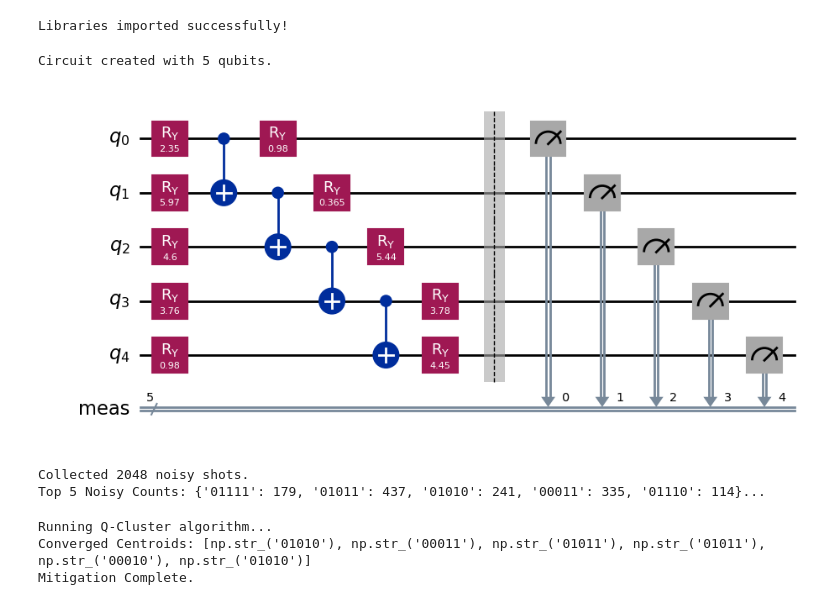
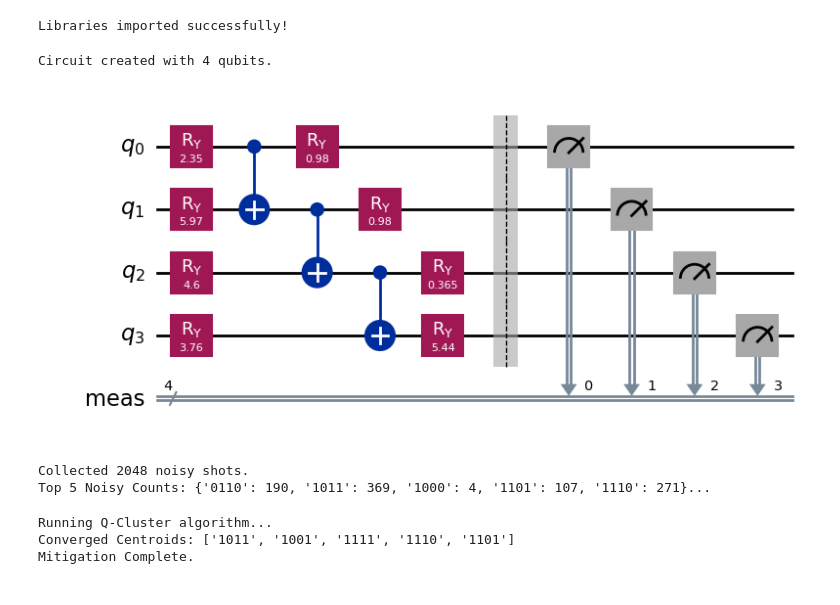
Before and after one commit to Jongseok103/Q-Cluster-Mitigation, a Jupyter notebook: demo.ipynb, the cells around one changed output. Drawn from its saved outputs; the diff is of its cells as text; code cells hidden in the pictures.

```diff
--- a/demo.ipynb
+++ b/demo.ipynb
@@ -17,25 +17,25 @@ print("Libraries imported successfully!")
 Libraries imported successfully!
 # %%
 # 1. 하이퍼파라미터 설정
-n_qubits = 5
+n_qubits = 4
 n_shots = 2048
 np.random.seed(42)
 
 # 2. Ansatz 회로 생성 (RealAmplitudes)
 ansatz = RealAmplitudes(num_qubits=n_qubits, reps=1, entanglement='linear')
 ansatz.measure_all()
 
 # 3. 파라미터 바인딩 (Random but fixed)
 fixed_params = np.random.rand(ansatz.num_parameters) * 2 * np.pi
 qc = ansatz.assign_parameters(fixed_params)
 
 # 4. Transpile
 qc_transpiled = transpile(qc, optimization_level=0)
 print(f"Circuit created with {n_qubits} qubits.")
 qc.draw('mpl')
 # %% [output]
-Circuit created with 5 qubits.
+Circuit created with 4 qubits.
-[figure, old version]
+[figure, new version]
 # %%
 # [Ideal Simulation] 노이즈 없는 이상적인 결과
 sampler_ideal = SamplerV2()
@@ -43,8 +43,7 @@ job_ideal = sampler_ideal.run([qc_transpiled], shots=n_shots)
 counts_ideal = job_ideal.result()[0].data.meas.get_counts()
 
 # [Noisy Simulation] Readout Error가 심한 환경 조성
-# p_readout=0.10 (10% 확률로 비트 반전)
-noise_model = build_custom_noise_model(p_depol=0.01, p_readout=0.10)
+noise_model = build_custom_noise_model(p_depol=0.01, p_readout=0.10) # p_readout=0.10 (10% 확률로 비트 반전)
 
 sampler_noisy = SamplerV2()
 sampler_noisy.options.simulator = {"noise_model": noise_model}
@@ -60,10 +59,10 @@ print(f"Collected {len(bitstrings_noisy)} noisy shots.")
 print(f"Top 5 Noisy Counts: {dict(list(counts_noisy.items())[:5])}...")
 # %% [output]
 Collected 2048 noisy shots.
-Top 5 Noisy Counts: {'01111': 179, '01011': 437, '01010': 241, '00011': 335, '01110': 114}...
+Top 5 Noisy Counts: {'0110': 190, '1011': 369, '1000': 4, '1101': 107, '1110': 271}...
 # %%
 # Q-Cluster 모델 초기화 (Cluster 개수 k는 튜닝 파라미터)
-k_clusters = 6
+k_clusters = 5
 mitigator = QClusterMitigator(k_clusters=k_clusters, max_iters=15)
 
 # 학습 (Fit)
@@ -78,7 +77,7 @@ print(f"Converged Centroids: {centroids}")
 print("Mitigation Complete.")
 # %% [output]
 Running Q-Cluster algorithm...
-Converged Centroids: [np.str_('01010'), np.str_('00011'), np.str_('01011'), np.str_('01011'), np.str_('00010'), np.str_('01010')]
+Converged Centroids: ['1011', '1001', '1111', '1110', '1101']
 Mitigation Complete.
 # %%
 # Histogram 비교 시각화
```
Also changed, not shown: parts of 4 cells of this notebook, 4 other files.
